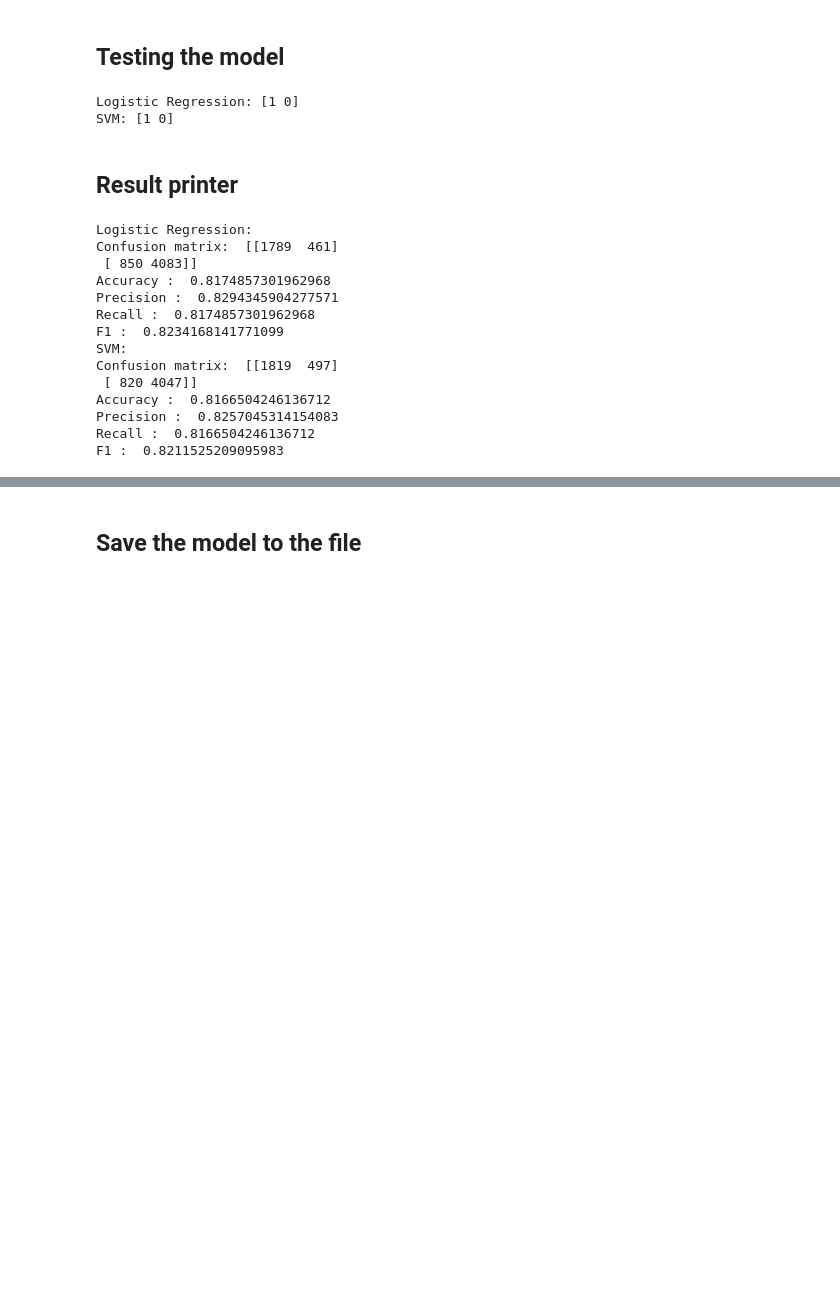
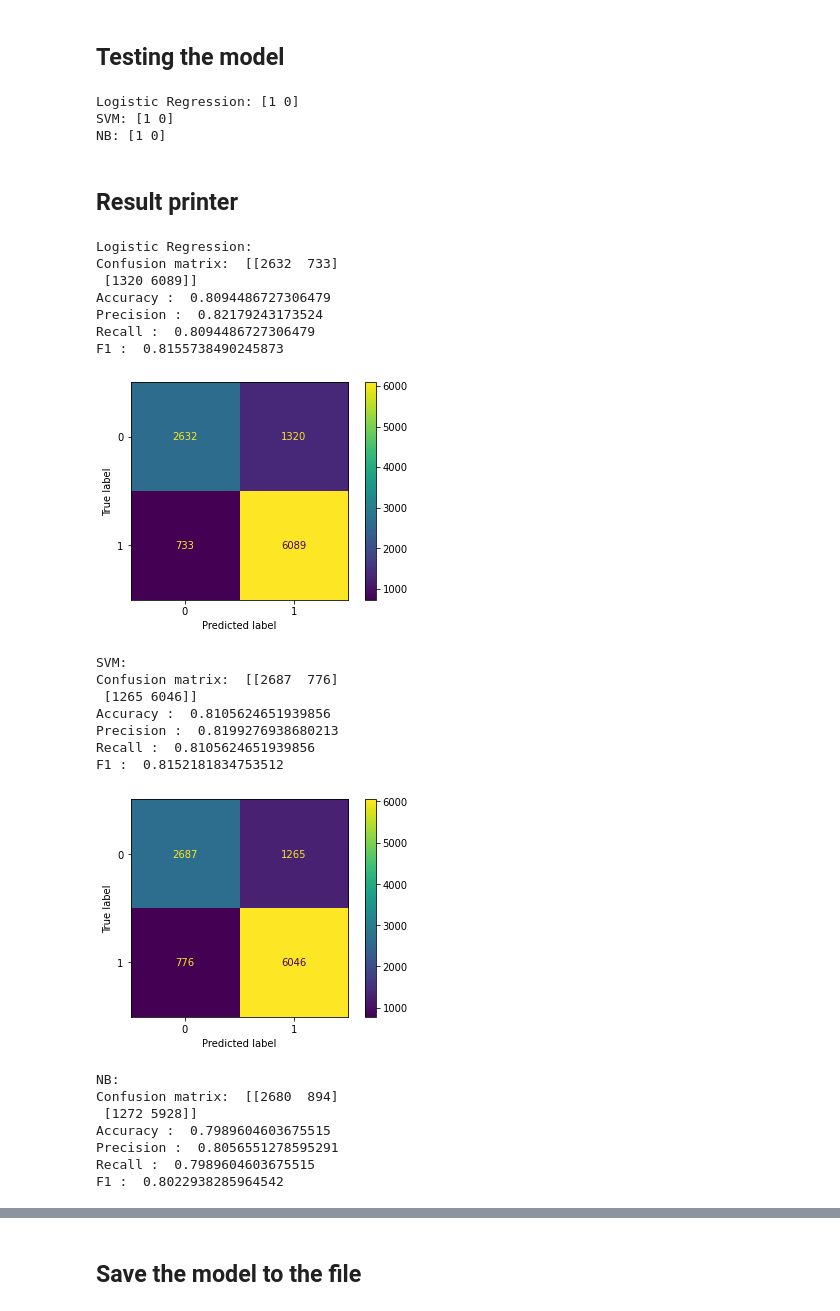
Before and after one commit to StarLightNova/nlp-project-hotel-reviews-sentiment-analysis, a Jupyter notebook: src/resources/NLPPRoject.ipynb, the cells around one changed output, grey strips where cells are left out. Cells and saved outputs as stored; diff of their text form; code cells hidden in the pictures; blank space fills up the shorter version.

Commit message:
Added MultinomialNB and new design

```diff
--- a/src/resources/NLPPRoject.ipynb
+++ b/src/resources/NLPPRoject.ipynb
@@ -12,11 +12,14 @@ from nltk.stem import WordNetLemmatizer
 from sklearn.linear_model import LogisticRegression
 from sklearn import svm
 from sklearn.metrics import classification_report
-from sklearn.feature_extraction.text import TfidfVectorizer
+from sklearn.feature_extraction.text import TfidfVectorizer, CountVectorizer
 from sklearn.model_selection import train_test_split
 from sklearn.metrics import confusion_matrix
-from sklearn.metrics import accuracy_score, precision_score, recall_score
+import matplotlib.pyplot as plt
+from sklearn.metrics import accuracy_score, precision_score, recall_score, plot_confusion_matrix
+from sklearn.naive_bayes import MultinomialNB
 import pandas as pd
+import numpy as np
 
 dataset = pd.read_csv('Hotel_Reviews_Compact.csv') # Big dataset
 # dataset = pd.read_csv('Datafiniti_Hotel_Reviews_Jun19.csv') # Middle
@@ -27,7 +30,7 @@ dataset = dataset.drop(columns = ['address', 'categories', 'city', 'country', 'l
 dataset = dataset.rename(columns = {'reviews.rating': 'Sentiment', 'reviews.text': 'Text'})
 
 # If the rating is equal to 3 or more it is a good review, otherwise bad
-dataset['Sentiment'] = dataset['Sentiment'].map(lambda x: 1 if x > 3.0 else 0)
+dataset['Sentiment'] = dataset['Sentiment'].map(lambda x: 1 if x >= 3.5 else 0)
 positive = dataset[dataset['Sentiment'] == 1]
 negative = dataset[dataset['Sentiment'] == 0]
 print(positive.shape, negative.shape)
@@ -128,6 +131,6 @@ dataset.head()
 # %% [markdown]
 ## Split data
 # %%
-x_train, x_test, y_train, y_test = train_test_split(dataset['Text'], dataset['Sentiment'], test_size = 0.2)
+x_train, x_test, y_train, y_test = train_test_split(dataset['Text'], dataset['Sentiment'], test_size = 0.3)
 print(x_train.shape, x_test.shape, y_train.shape, y_test.shape)
 # %% [output]
@@ -138,15 +141,21 @@ print(x_train.shape, x_test.shape, y_train.shape, y_test.shape)
 from sklearn.pipeline import Pipeline
 
 tfidf_vec = TfidfVectorizer()
+count_vec = CountVectorizer()
 # Logistic regression
 lgr = LogisticRegression(max_iter=1100)
 
 model = Pipeline([('vectorizer', tfidf_vec), ('classifier', lgr)])
 
 # SVM with kernel
-svm_lin = svm.SVC(kernel='linear')
+svm_lin = svm.SVC(kernel='linear', C=1.0)
 model_svm = Pipeline([('vectorizer', tfidf_vec), ('classifier', svm_lin)])
+
+# Naive Bayes
+nb = MultinomialNB()
+model_nb = Pipeline([('vectorizer', count_vec), ('classifier', nb)])
 
 model.fit(x_train, y_train)
 model_svm.fit(x_train, y_train)
+model_nb.fit(x_train, y_train)
 # %% [output]
@@ -163,9 +172,13 @@ print(f"Logistic Regression: {example_result}")
 
 example_result = model_svm.predict(example_text)
 print(f"SVM: {example_result}")
+
+example_result = model_nb.predict(example_text)
+print(f"NB: {example_result}")
 # %% [output]
 Logistic Regression: [1 0]
 SVM: [1 0]
+NB: [1 0]
 # %% [markdown]
 ## Result printer
 # %%
@@ -181,24 +194,38 @@ def get_results(inp_model):
 	print("Precision : ", pre_score)
 	print("Recall : ", rec_score)
 	print("F1 : ", f1_score)
+	plot_confusion_matrix(inp_model, x_test, y_test)
+	plt.show()
 # %%
 print("Logistic Regression:")
 get_results(model)
 
-print("SVM:")
+print("\nSVM:")
 get_results(model_svm)
+
+print("\nNB:")
+get_results(model_nb)
 # %% [output]
 Logistic Regression:
-Confusion matrix:  [[1789  461]
- [ 850 4083]]
-Accuracy :  0.8174857301962968
-Precision :  0.8294345904277571
-Recall :  0.8174857301962968
-F1 :  0.8234168141771099
-SVM:
-Confusion matrix:  [[1819  497]
- [ 820 4047]]
-Accuracy :  0.8166504246136712
-Precision :  0.8257045314154083
-Recall :  0.8166504246136712
-F1 :  0.8211525209095983
+Confusion matrix:  [[2632  733]
+ [1320 6089]]
+Accuracy :  0.8094486727306479
+Precision :  0.82179243173524
+Recall :  0.8094486727306479
+F1 :  0.8155738490245873
+[figure, added]
+SVM:
+Confusion matrix:  [[2687  776]
+ [1265 6046]]
+Accuracy :  0.8105624651939856
+Precision :  0.8199276938680213
+Recall :  0.8105624651939856
+F1 :  0.8152181834753512
+[figure, added]
+NB:
+Confusion matrix:  [[2680  894]
+ [1272 5928]]
+Accuracy :  0.7989604603675515
+Precision :  0.8056551278595291
+Recall :  0.7989604603675515
+F1 :  0.8022938285964542
```
Also changed, not shown: parts of 5 cells of this notebook, 8 other files.
